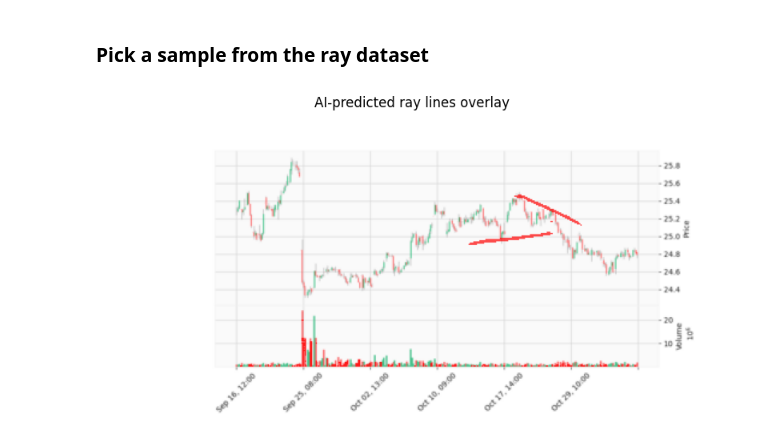
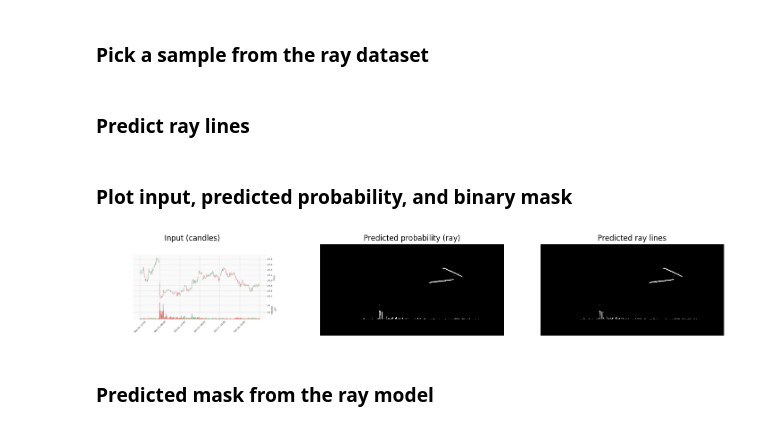
Before and after one commit to AlexHuc/OHLCV-technical-analysis, a Jupyter notebook: notebook.ipynb, the cells around one changed output. Cells and saved outputs as stored; diff of their text form; code cells hidden in the pictures.

```diff
--- a/notebook.ipynb
+++ b/notebook.ipynb
@@ -1069,6 +1069,7 @@ mask_transform = T.Compose([
 ### Custom Dataset class
 # %%
 class ChartLineDataset(Dataset):
+    """Dataset for chart images and their line masks"""
     def __init__(self, input_dir, target_dir, transform):
         self.input_files = sorted(glob.glob(input_dir + "/*.png"))
         self.target_files = sorted(glob.glob(target_dir + "/*.png"))
@@ -1672,34 +1673,33 @@ UNet(
 # %%
 img, _ = ray_ds[0]               # img: [3,H,W] tensor
 x = img.unsqueeze(0).to(device)  # add batch dimension -> [1,3,H,W]
+# %% [markdown]
+### Predict ray lines
 # %%
 with torch.no_grad():
     pred = ray_model(x)  # [1,1,H,W]
 
 pred = pred.squeeze(0).squeeze(0)  # remove batch & channel -> [H,W]
 mask = (pred > 0.5).float()        # binary mask
+# %% [markdown]
+### Plot input, predicted probability, and binary mask
 # %%
-# Convert input image tensor to numpy
-img_np = img.permute(1, 2, 0).cpu().numpy()  # [H,W,C] in [0,1]
+fig, axs = plt.subplots(1, 3, figsize=(18, 6))
 
-# Convert predicted mask to numpy
-mask_np = mask.cpu().numpy()  # [H,W], binary mask
+axs[0].imshow(img.permute(1, 2, 0))  # [H,W,C]
+axs[0].set_title("Input (candles)")
+axs[0].axis("off")
 
-# Create a copy for overlay
-overlay = img_np.copy()
+axs[1].imshow(pred.cpu(), cmap="gray")
+axs[1].set_title("Predicted probability (ray)")
+axs[1].axis("off")
 
-# Red color for ray lines
-overlay[mask_np == 1] = [1.0, 0.0, 0.0]  # red
+axs[2].imshow(mask.cpu(), cmap="gray")
+axs[2].set_title("Predicted ray lines")
+axs[2].axis("off")
 
-# Blend original image + overlay
-alpha = 0.7
-blended = (1 - alpha) * img_np + alpha * overlay
-
-# Plot
-plt.figure(figsize=(12, 5))
-plt.imshow(blended)
-plt.title("AI-predicted ray lines overlay")
-plt.axis("off")
 plt.show()
 # %% [output]
-[figure, old version]
+[figure, new version]
+# %% [markdown]
+### Predicted mask from the ray model
```
Also changed, not shown: parts of 3 cells of this notebook.
